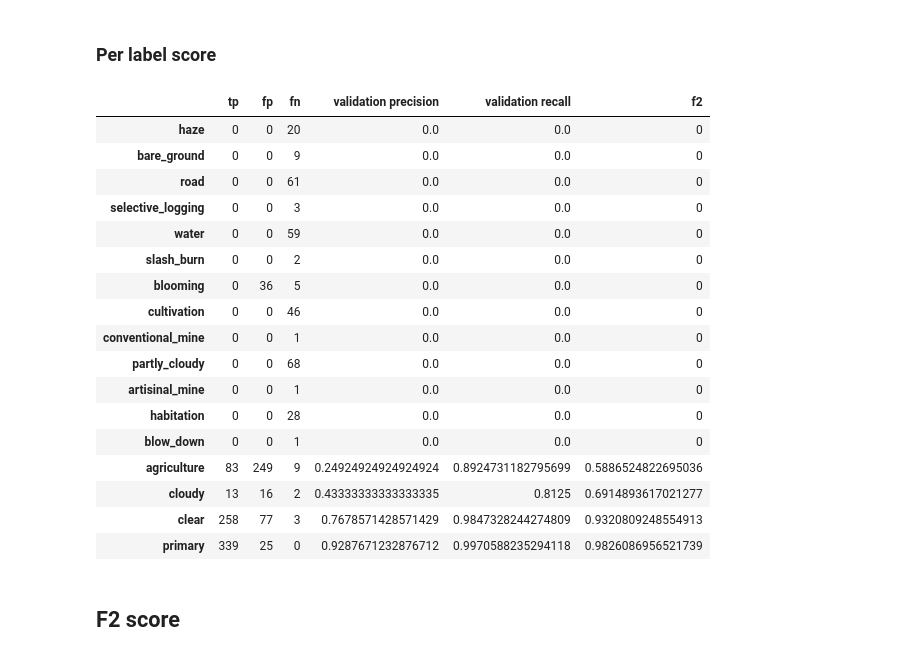
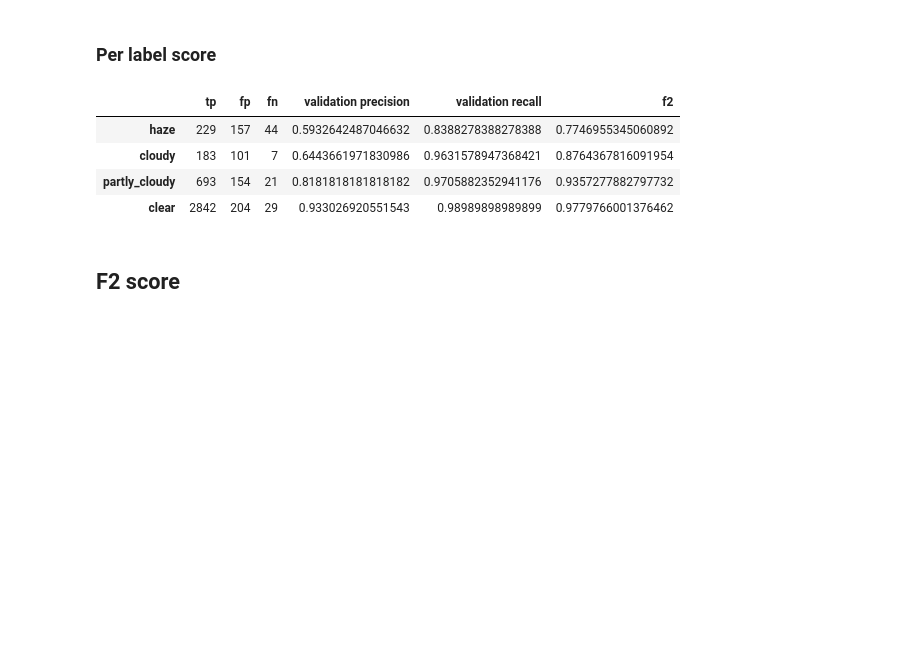
Before and after one commit to gsabran/SaveTheAmazonianPandas, a Jupyter notebook: Viz predictions.ipynb, the cells around one changed output. Cells and saved outputs as stored; diff of their text form; code cells hidden in the pictures; blank space fills up the shorter version.

```diff
--- a/Viz predictions.ipynb
+++ b/Viz predictions.ipynb
@@ -10,21 +13,27 @@ pd.set_option('display.max_colwidth', -1)
 ## Load data
 # %%
 expected_tags = {}
-all_tags = set(["agriculture","artisinal_mine","bare_ground","blooming","blow_down","clear","cloudy","conventional_mine","cultivation","habitation","haze","partly_cloudy","primary","road","selective_logging","slash_burn","water"])
+all_tags = set(LABELS)
+weather_tags = set([t for i, t in enumerate(LABELS) if i in WEATHER_IDX])
+all_tags = weather_tags
+
 with open("./rawInput/train.csv", "r") as train_labels:
     train_labels.readline()
     for line in train_labels:
         img, tags = line.rstrip("\n").split(",")
-        expected_tags[img] = tags.split(" ")
+        #expected_tags[img] = tags.split(" ")
+        expected_tags[img] = [t for t in tags.split(" ") if t in weather_tags]
 print(len(expected_tags))
 # %% [output]
 40479
 # %%
 predicted_tags = {}
-with open("./predict/train-predict.csv", "r") as predict_labels:
+with open("./backups/ekami/train-predict.csv", "r") as predict_labels:
     predict_labels.readline()
     for line in predict_labels:
         img, tags = line.rstrip("\n").split(",")
-        predicted_tags[img] = tags.split(" ")
+        #predicted_tags[img] = tags.split(" ")
+        #predicted_tags[img] = [t for t in tags.split(" ") if t not in weather_tags] + [t for t in expected_tags[img] if t in weather_tags]
+        predicted_tags[img] = [t for t in tags.split(" ") if t in weather_tags]
 print(len(predicted_tags))
 # %% [output]
@@ -32,10 +41,13 @@ print(len(predicted_tags))
 # %%
 predicted_proba = {}
-with open("./predict/train-predict-raw.csv", "r") as predict_proba:
+with open("./backups/ekami/train-predict-raw.csv", "r") as predict_proba:
     tags = predict_proba.readline().rstrip("\n").split(",")[1].split(" ")
     for line in predict_proba:
         img, proba = line.rstrip("\n").split(",")
         proba = proba.split(" ")
         predicted_proba[img] = { t: float(v) for t, v in zip(tags, proba) }
+        #predicted_tags[img] = [tag for tag in predicted_proba[img] if predicted_proba[img][tag] > 0.2 and tag in weather_tags]
+        #predicted_tags[img] = [tag for tag in predicted_proba[img] if predicted_proba[img][tag] > 0.2 and tag not in weather_tags] + [t for t in expected_tags[img] if t in weather_tags]
 print(len(predicted_proba))
+# recompute from proba
 # %% [output]
@@ -43,7 +55,7 @@ print(len(predicted_proba))
 # %%
 training_set = set([])
 validation_set = set([])
-with open("./train/training-files.csv", "r") as training_files:
+with open("./backups/ekami/training-files.csv", "r") as training_files:
     original_training_set = set(training_files.readline().strip().split(","))
     for f in os.listdir("./rawInput/train-jpg"):
         filename = f.split(".")[0]
@@ -75,56 +87,43 @@ validation set: 364
 tags_score = {t: { "tp":0, "fn": 0, "fp": 0} for t in all_tags}
 
 def scores(tp, fp, fn):
-    p = tp / (tp + fp + 1)
-    r = tp / (tp + fn + 1)
+    p = tp / max(1, (tp + fp))
+    r = tp / max(1, (tp + fn))
     b = 2
     if p == 0 or r == 0:
         f2 = 0
     else:
         b = 2
         f2 = (1 + b**2) * p * r / (b**2*p + r)
     return p, r, f2
 
 for img in validation_set:
     true_tags = expected_tags[img]
     pred_tags = predicted_tags[img]
     for t in true_tags:
         if t in pred_tags:
             tags_score[t]["tp"] += 1
         else:
             tags_score[t]["fn"] += 1
     for t in pred_tags:
         if t not in true_tags:
             tags_score[t]["fp"] += 1
 
 data = []
 for tag in all_tags:
     s = tags_score[tag]
     p, r, f2 = scores(s["tp"], s["fp"], s["fn"])
     data.append([tag, s["tp"], s["fp"], s["fn"], p, r, f2])
 data.sort(key = lambda l:l[-1])
 data = np.array(data)
 columns = ["tp", "fp", "fn", "validation precision", "validation recall", "f2"]
 df = pd.DataFrame(data=data[:, 1:], index=data[:, 0], columns=columns)
 df
 # %% [output]
 |  | tp | fp | fn | validation precision | validation recall | f2 |
-| haze | 0 | 0 | 20 | 0.0 | 0.0 | 0 |
-| bare_ground | 0 | 0 | 9 | 0.0 | 0.0 | 0 |
-| road | 0 | 0 | 61 | 0.0 | 0.0 | 0 |
-| selective_logging | 0 | 0 | 3 | 0.0 | 0.0 | 0 |
-| water | 0 | 0 | 59 | 0.0 | 0.0 | 0 |
-| slash_burn | 0 | 0 | 2 | 0.0 | 0.0 | 0 |
-| blooming | 0 | 36 | 5 | 0.0 | 0.0 | 0 |
-| cultivation | 0 | 0 | 46 | 0.0 | 0.0 | 0 |
-| conventional_mine | 0 | 0 | 1 | 0.0 | 0.0 | 0 |
-| partly_cloudy | 0 | 0 | 68 | 0.0 | 0.0 | 0 |
-| artisinal_mine | 0 | 0 | 1 | 0.0 | 0.0 | 0 |
-| habitation | 0 | 0 | 28 | 0.0 | 0.0 | 0 |
-| blow_down | 0 | 0 | 1 | 0.0 | 0.0 | 0 |
-| agriculture | 83 | 249 | 9 | 0.24924924924924924 | 0.8924731182795699 | 0.5886524822695036 |
-| cloudy | 13 | 16 | 2 | 0.43333333333333335 | 0.8125 | 0.6914893617021277 |
-| clear | 258 | 77 | 3 | 0.7678571428571429 | 0.9847328244274809 | 0.9320809248554913 |
-| primary | 339 | 25 | 0 | 0.9287671232876712 | 0.9970588235294118 | 0.9826086956521739 |
+| haze | 229 | 157 | 44 | 0.5932642487046632 | 0.8388278388278388 | 0.7746955345060892 |
+| cloudy | 183 | 101 | 7 | 0.6443661971830986 | 0.9631578947368421 | 0.8764367816091954 |
+| partly_cloudy | 693 | 154 | 21 | 0.8181818181818182 | 0.9705882352941176 | 0.9357277882797732 |
+| clear | 2842 | 204 | 29 | 0.933026920551543 | 0.98989898989899 | 0.9779766001376462 |
 # %% [markdown]
 ## F2 score
```
Also changed, not shown: parts of 9 cells of this notebook, 3 other files.
